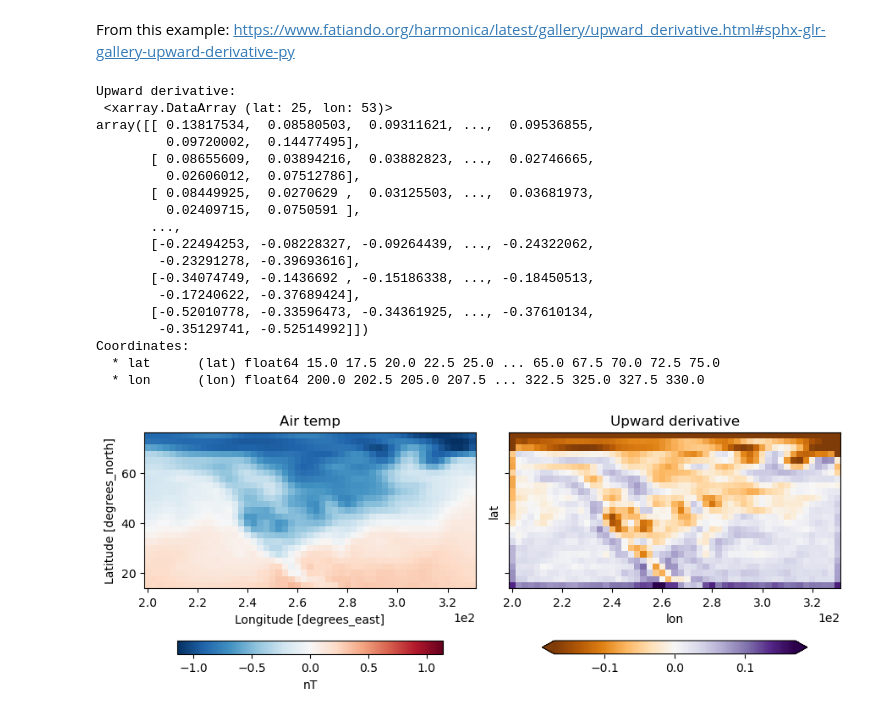
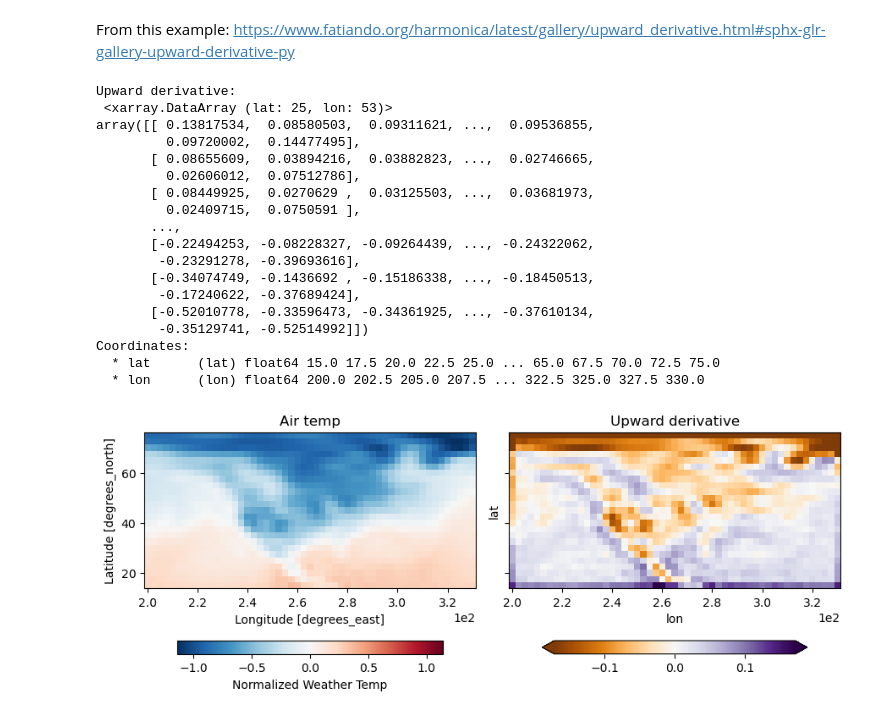
Before and after one commit to ThomasMGeo/everything_but_ML, a Jupyter notebook: notebooks/xarray_preprocessing.ipynb, the cells around one changed output. Cells and saved outputs as stored; diff of their text form; code cells hidden in the pictures.

Commit message:
Update xarray_preprocessing.ipynb
small update to notebook, improved plot.

```diff
--- a/notebooks/xarray_preprocessing.ipynb
+++ b/notebooks/xarray_preprocessing.ipynb
@@ -157,7 +157,7 @@ fig, (ax1, ax2) = plt.subplots(
 # Plot the magnetic anomaly grid
 grid.plot(
     ax=ax1,
-    cbar_kwargs={"label": "nT", "location": "bottom", "shrink": 0.8, "pad": 0.08},
+    cbar_kwargs={"label": "Normalized Weather Temp", "location": "bottom", "shrink": 0.8, "pad": 0.08},
 )
 ax1.set_title("Air temp")
 
@@ -174,31 +174,31 @@ ax2.set_title("Upward derivative")
 
 # Scale the axes
 for ax in (ax1, ax2):
     ax.set_aspect("equal")
 
 # Set ticklabels with scientific notation
 ax1.ticklabel_format(axis="x", style="sci", scilimits=(-2, 2))
 ax1.ticklabel_format(axis="y", style="sci", scilimits=(-2, 2))
 
 plt.tight_layout()
 plt.show()
 # %% [output]
 Upward derivative:
  <xarray.DataArray (lat: 25, lon: 53)>
 array([[ 0.13817534,  0.08580503,  0.09311621, ...,  0.09536855,
          0.09720002,  0.14477495],
        [ 0.08655609,  0.03894216,  0.03882823, ...,  0.02746665,
          0.02606012,  0.07512786],
        [ 0.08449925,  0.0270629 ,  0.03125503, ...,  0.03681973,
          0.02409715,  0.0750591 ],
        ...,
        [-0.22494253, -0.08228327, -0.09264439, ..., -0.24322062,
         -0.23291278, -0.39693616],
        [-0.34074749, -0.1436692 , -0.15186338, ..., -0.18450513,
         -0.17240622, -0.37689424],
        [-0.52010778, -0.33596473, -0.34361925, ..., -0.37610134,
         -0.35129741, -0.52514992]])
 Coordinates:
   * lat      (lat) float64 15.0 17.5 20.0 22.5 25.0 ... 65.0 67.5 70.0 72.5 75.0
   * lon      (lon) float64 200.0 202.5 205.0 207.5 ... 322.5 325.0 327.5 330.0
-[figure, old version]
+[figure, new version]
```
Also changed, not shown: parts of 1 cell of this notebook.
